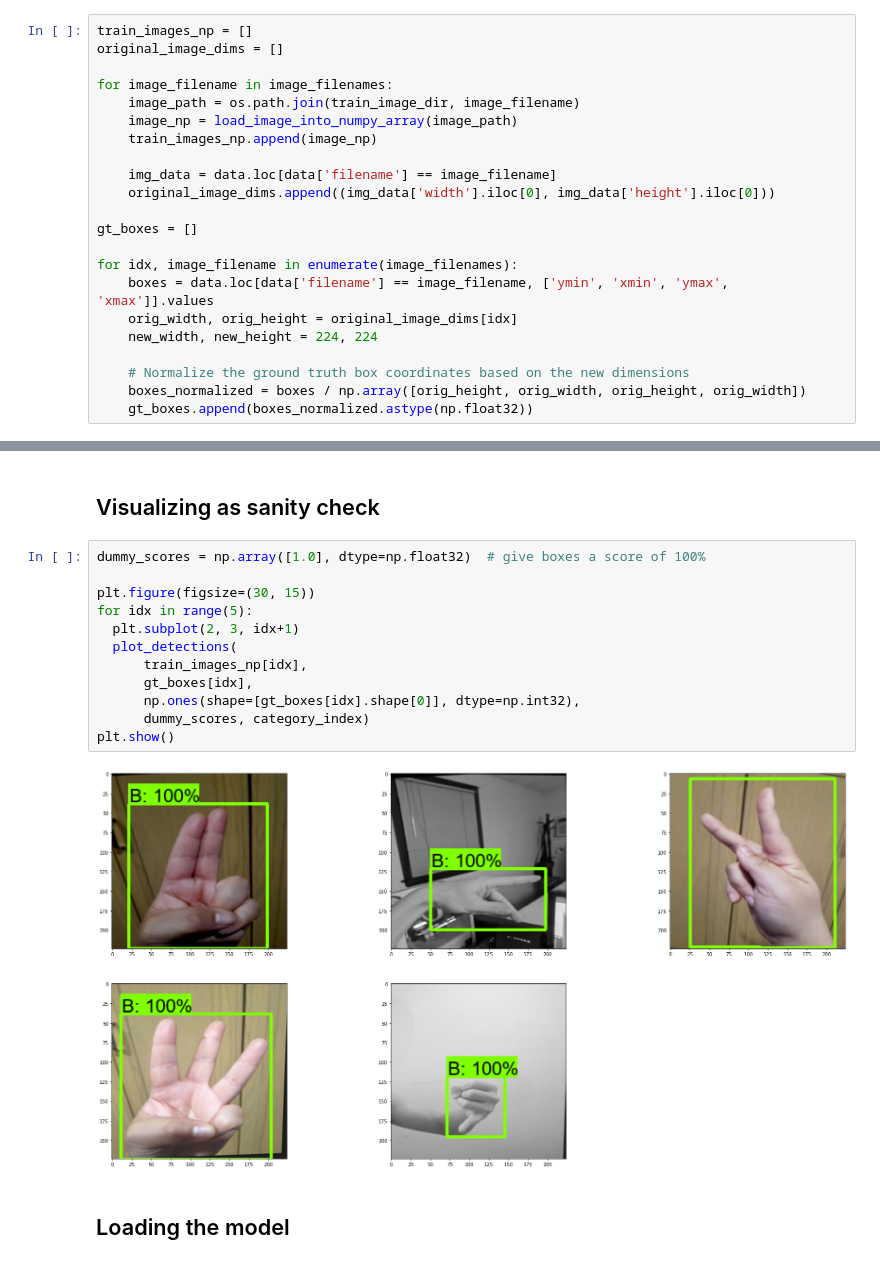
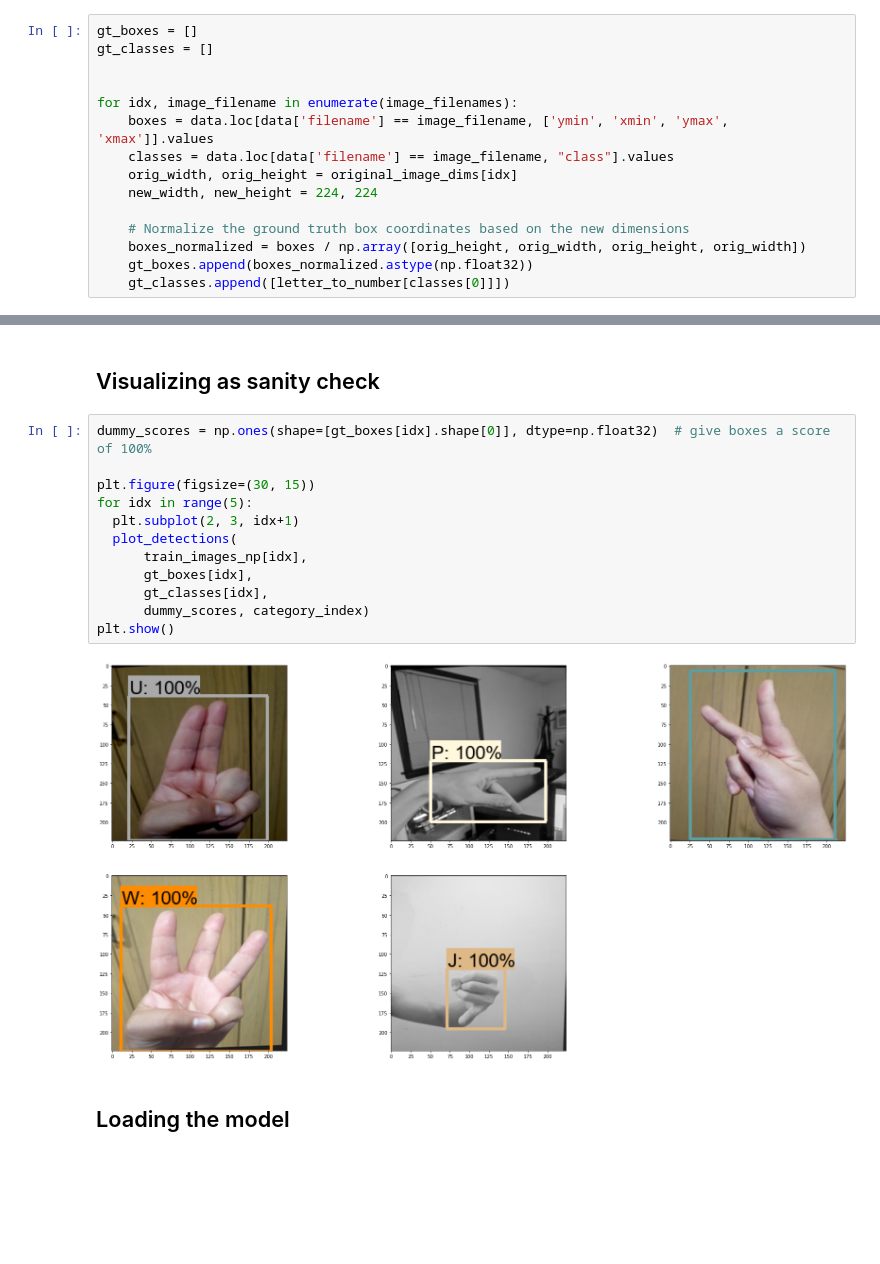
Before and after one commit to IdkwhatImD0ing/MonkeySign, a Jupyter notebook: picturemodel/model.ipynb, the cells around one changed output, grey strips where cells are left out. Saved outputs shown, nothing was run; the diff lists cells and outputs as text; blank space fills up the shorter version.

```diff
--- a/picturemodel/model.ipynb
+++ b/picturemodel/model.ipynb
@@ -225,25 +236,18 @@ for image_filename in image_filenames:
 # %%
-train_images_np = []
-original_image_dims = []
+gt_boxes = []
+gt_classes = []
 
-for image_filename in image_filenames:
-    image_path = os.path.join(train_image_dir, image_filename)
-    image_np = load_image_into_numpy_array(image_path)
-    train_images_np.append(image_np)
-
-    img_data = data.loc[data['filename'] == image_filename]
-    original_image_dims.append((img_data['width'].iloc[0], img_data['height'].iloc[0]))
-
-gt_boxes = []
 
 for idx, image_filename in enumerate(image_filenames):
     boxes = data.loc[data['filename'] == image_filename, ['ymin', 'xmin', 'ymax', 'xmax']].values
+    classes = data.loc[data['filename'] == image_filename, "class"].values
     orig_width, orig_height = original_image_dims[idx]
     new_width, new_height = 224, 224
 
     # Normalize the ground truth box coordinates based on the new dimensions
     boxes_normalized = boxes / np.array([orig_height, orig_width, orig_height, orig_width])
     gt_boxes.append(boxes_normalized.astype(np.float32))
+    gt_classes.append([letter_to_number[classes[0]]])
 # %%
 num_classes = 26
 # %%
@@ -271,19 +274,19 @@ Done prepping data.
 # %% [markdown]
 ## Visualizing as sanity check
 # %%
-dummy_scores = np.array([1.0], dtype=np.float32)  # give boxes a score of 100%
+dummy_scores = np.ones(shape=[gt_boxes[idx].shape[0]], dtype=np.float32)  # give boxes a score of 100%
 
 plt.figure(figsize=(30, 15))
 for idx in range(5):
   plt.subplot(2, 3, idx+1)
   plot_detections(
       train_images_np[idx],
       gt_boxes[idx],
-      np.ones(shape=[gt_boxes[idx].shape[0]], dtype=np.int32),
+      gt_classes[idx],
       dummy_scores, category_index)
 plt.show()
 # %% [output]
-[figure, old version]
+[figure, new version]
 # %% [markdown]
 ## Loading the model
 # %%
```
Also changed, not shown: parts of 6 cells of this notebook, 5 other files.
